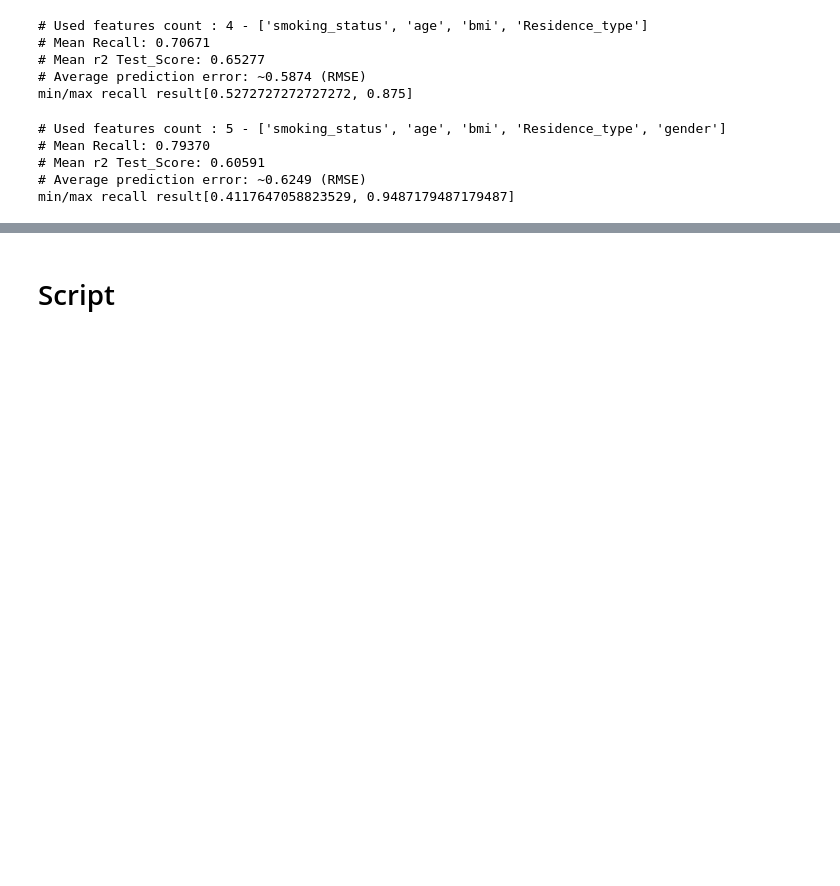
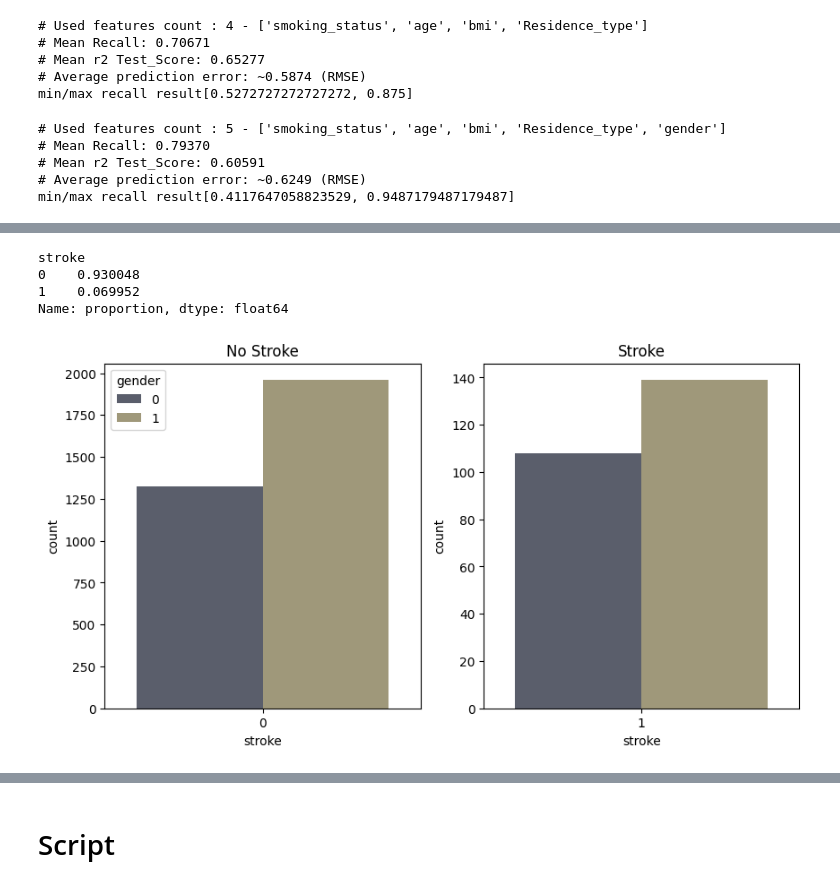
Before and after one commit to julienRactM/stroke-alert, a Jupyter notebook: julien_notebook.ipynb, the cells around one changed output, grey strips where cells are left out. Cells and saved outputs as stored; diff of their text form; code cells hidden in the pictures; blank space fills up the shorter version.

```diff
--- a/julien_notebook.ipynb
+++ b/julien_notebook.ipynb
@@ -1477,0 +1941,17 @@ min/max recall result[0.4117647058823529, 0.9487179487179487]
+# %%
+df = pd.read_csv("healthcare-dataset-stroke-data.csv")
+clean_df = df.copy()
+
+if "Other" in clean_df.gender.value_counts():
+    clean_df = df[df.gender != 'Other']
+    # on va en discuter tkt
+    clean_df = clean_df[clean_df.age>30]
+    # clean_df = clean_df.dropna(axis=0, subset='bmi')
+
+    # binaires à faire dans la pipeline dans le script bonus
+    clean_df.ever_married = clean_df.ever_married.apply(lambda x : 1 if x == "Yes" else 0)
+    clean_df.Residence_type = clean_df.Residence_type.apply(lambda x : 1 if x == "Urban" else 0)
+    clean_df.gender = clean_df.gender.apply(lambda x : 1 if x == "Female" else 0)
+    # clean_df.bmi = clean_df.bmi.apply(lambda x : x if isinstance(x, float) else 0)
+    clean_df.bmi.fillna(0, inplace=True)
+    clean_df = clean_df[clean_df.bmi <= 60]
@@ -1477,0 +2038,19 @@ min/max recall result[0.4117647058823529, 0.9487179487179487]
+# %%
+clean_df.stroke.value_counts(normalize=True)
+# %% [output]
+stroke
+0    0.930048
+1    0.069952
+Name: proportion, dtype: float64
+# %%
+fig, axs = plt.subplots(1, 2, figsize=(10, 5))
+sns.countplot(x='stroke', hue='gender', data=clean_df[clean_df.stroke ==0], palette='cividis', ax=axs[0])
+sns.countplot(x='stroke', hue='gender', data=clean_df[clean_df.stroke ==1], palette='cividis', ax=axs[1])
+
+axs[0].set_title('No Stroke')
+axs[1].set_title('Stroke')
+axs[1].legend_.remove()
+
+plt.show()
+# %% [output]
+[figure, added]
```
Also changed, not shown: parts of 122 cells of this notebook, 5 other files.
